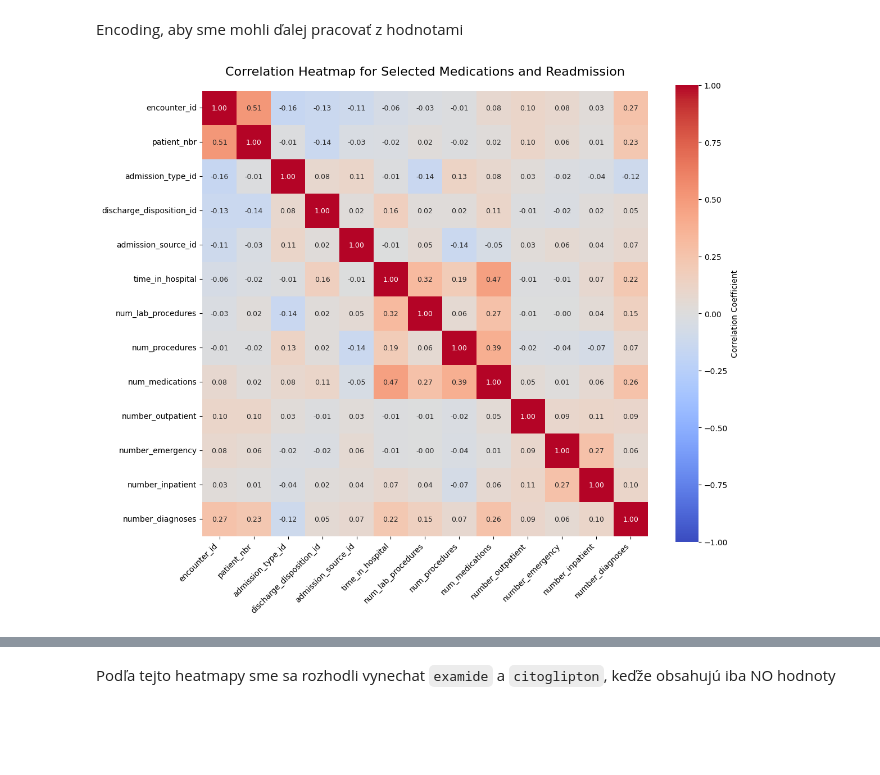
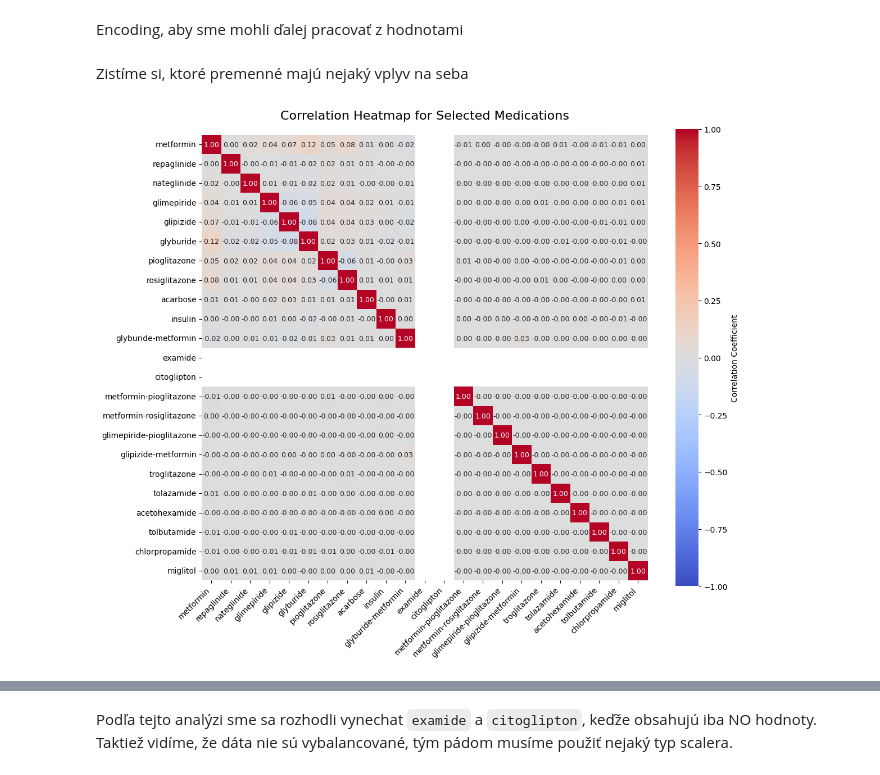
Before and after one commit to martingasparik/zneus_1_task, a Jupyter notebook: projekt/Untitled.ipynb, the cells around one changed output, grey strips where cells are left out. Saved outputs shown, nothing was run; the diff lists cells and outputs as text; code cells hidden in the pictures; blank space fills up the shorter version.

```diff
--- a/projekt/Untitled.ipynb
+++ b/projekt/Untitled.ipynb
@@ -206,46 +206,47 @@ df['miglitol'] = le.fit_transform(df['miglitol'])
 df['troglitazone'] = le.fit_transform(df['troglitazone'])
 df['tolazamide'] = le.fit_transform(df['tolazamide'])
 df['insulin'] = le.fit_transform(df['insulin'])
+df['examide'] = le.fit_transform(df['examide'])
+df['citoglipton'] = le.fit_transform(df['citoglipton'])
 df['glyburide-metformin'] = le.fit_transform(df['glyburide-metformin'])
 df['glipizide-metformin'] = le.fit_transform(df['glipizide-metformin'])
 df['glimepiride-pioglitazone'] = le.fit_transform(df['glimepiride-pioglitazone'])
 df['metformin-rosiglitazone'] = le.fit_transform(df['metformin-rosiglitazone'])
 df['metformin-pioglitazone'] = le.fit_transform(df['metformin-pioglitazone'])
-df['change'] = le.fit_transform(df['change'])
-df['diabetesMed'] = le.fit_transform(df['diabetesMed'])
-
 
 #Transforming in a binary problem
 df['readmitted']=df['readmitted'].apply(lambda x : 1 if x=='<30' else 0)
+# %% [markdown]
+Zistíme si, ktoré premenné majú nejaký vplyv na seba
 # %%
 medication_columns = [
    'metformin', 'repaglinide', 'nateglinide', 'glimepiride',
    'glipizide', 'glyburide', 'pioglitazone', 'rosiglitazone',
-   'acarbose', 'insulin', 'glyburide-metformin', 'readmitted',
+   'acarbose', 'insulin', 'glyburide-metformin',
     'examide', 'citoglipton', 'metformin-pioglitazone', 'metformin-rosiglitazone',
     'glimepiride-pioglitazone', 'glipizide-metformin', 'troglitazone', 'tolazamide',
     'acetohexamide', 'tolbutamide', 'chlorpropamide', 'miglitol'
 ]
 medication_df = df[medication_columns]
 df_medications.select_dtypes(include=['number'])
 plt.figure(figsize=(12, 10))
-sns.heatmap(corr,
+sns.heatmap(data=medication_df.corr(),
             annot=True,
             fmt='.2f',
             cmap='coolwarm',
             center=0,
             vmin=-1, vmax=1,
             square=True,
             cbar_kws={'label': 'Correlation Coefficient'},
             annot_kws={'size': 9})
 
 plt.xticks(rotation=45, ha='right')
 plt.yticks(rotation=0)
-plt.title("Correlation Heatmap for Selected Medications and Readmission", fontsize=16, pad=20)
+plt.title("Correlation Heatmap for Selected Medications", fontsize=16, pad=20)
 plt.tight_layout()
 plt.show()
 # %% [output]
-[figure, old version]
+[figure, new version]
 # %%
 #df_medications = df_medications.drop(columns=['examide', 'citoglipton', 'metformin-pioglitazone', 'metformin-rosiglitazone', 'glimepiride-pioglitazone', 'glipizide-metformin', 'troglitazone', 'tolazamide', 'acetohexamide', 'tolbutamide', 'chlorpropamide', 'miglitol'], errors='ignore')
 # %%
@@ -279,7 +280,7 @@ glimepiride-pioglitazone      0  101765       1      0
 metformin-rosiglitazone       0  101764       2      0
 metformin-pioglitazone        0  101765       1      0
 # %% [markdown]
-Podľa tejto heatmapy sme sa rozhodli vynechat `examide` a `citoglipton`, keďže obsahujú iba NO hodnoty
+Podľa tejto analýzi sme sa rozhodli vynechat `examide` a `citoglipton`, keďže obsahujú iba NO hodnoty. Taktiež vidíme, že dáta nie sú vybalancované, tým pádom musíme použiť nejaký typ scalera.
 # %%
 sm=SMOTE(sampling_strategy='minority',random_state=42)
 # %%
```
Also changed, not shown: parts of 7 cells of this notebook.
